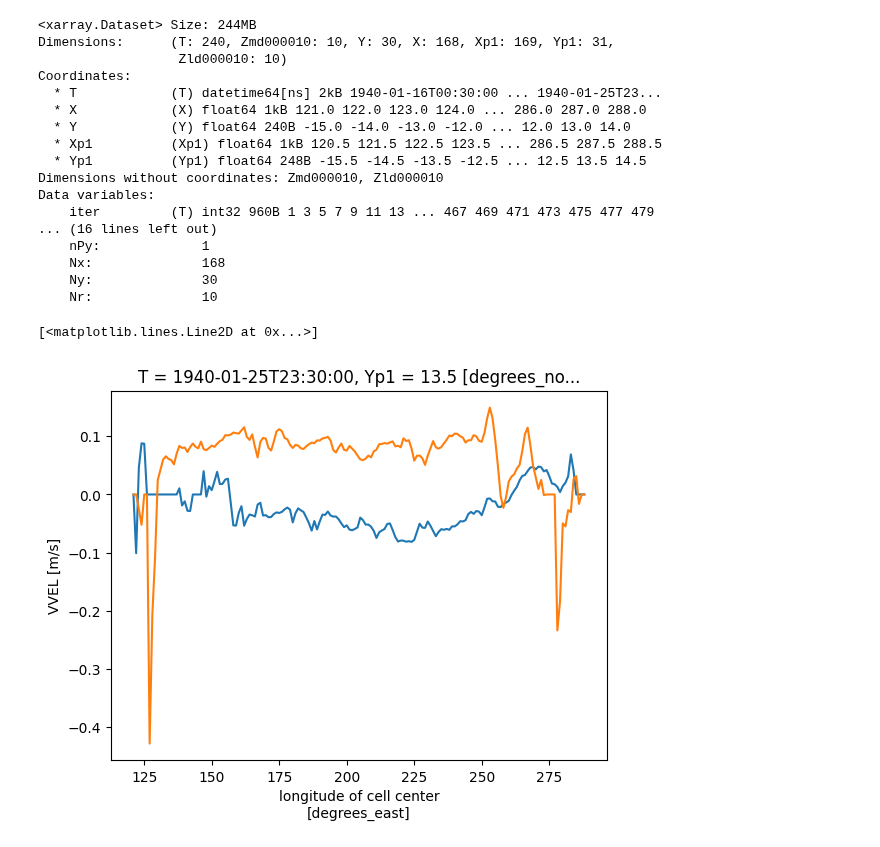
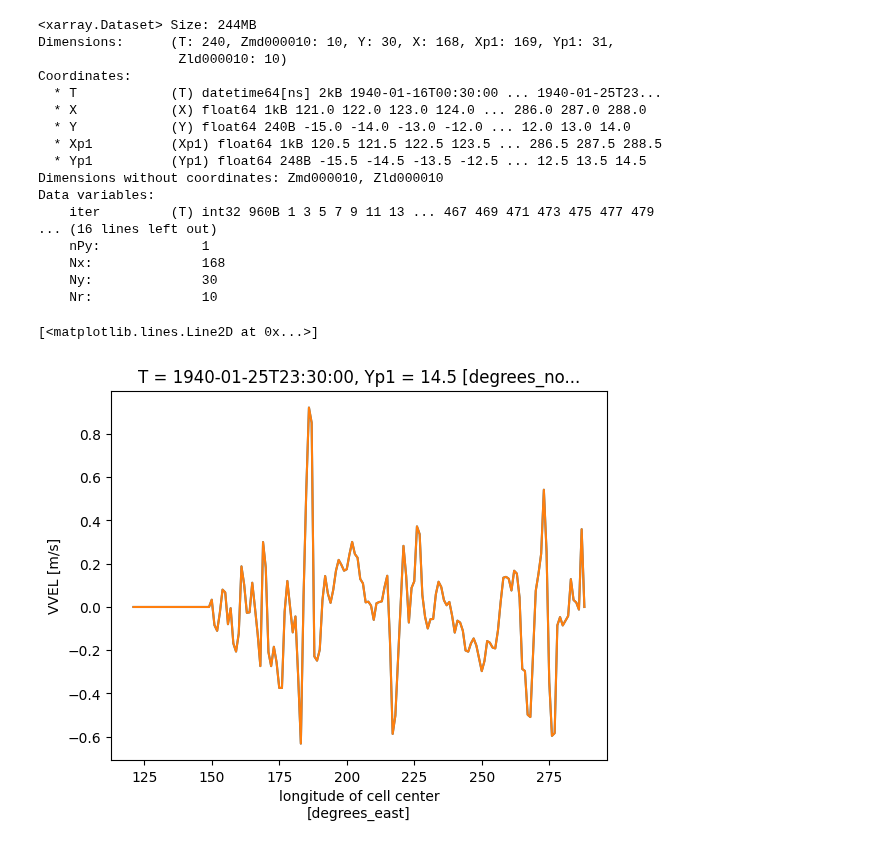
Before and after one commit to FattyZH/eqp-dlfv-mitgcm-era5, a Jupyter notebook: script/analysis.ipynb, the cells around one changed output. Saved outputs shown, nothing was run; the diff lists cells and outputs as text; code cells hidden in the pictures.

```diff
--- a/script/analysis.ipynb
+++ b/script/analysis.ipynb
@@ -66,32 +50,32 @@ Data variables:
 # %%
 import MITgcmutils as mutils
 import numpy as np
 import xarray as xr
 import matplotlib.pyplot as plt
 a = xr.load_dataset('../run/mnc_exp_0001/dync.0000000000.t001.nc')
 display(a)
 # a['VVEL'][-1][0].plot()
 
-a['VVEL'][-1][0][0].plot()
-a['VVEL'][-1][0][-2].plot()
+a['VVEL'][-1][0][1,:].plot()
+a['VVEL'][-1][0][-1,:].plot()
 # plt.colorbar()
 # %% [output]
 <xarray.Dataset> Size: 244MB
 Dimensions:      (T: 240, Zmd000010: 10, Y: 30, X: 168, Xp1: 169, Yp1: 31,
                   Zld000010: 10)
 Coordinates:
   * T            (T) datetime64[ns] 2kB 1940-01-16T00:30:00 ... 1940-01-25T23...
   * X            (X) float64 1kB 121.0 122.0 123.0 124.0 ... 286.0 287.0 288.0
   * Y            (Y) float64 240B -15.0 -14.0 -13.0 -12.0 ... 12.0 13.0 14.0
   * Xp1          (Xp1) float64 1kB 120.5 121.5 122.5 123.5 ... 286.5 287.5 288.5
   * Yp1          (Yp1) float64 248B -15.5 -14.5 -13.5 -12.5 ... 12.5 13.5 14.5
 Dimensions without coordinates: Zmd000010, Zld000010
 Data variables:
     iter         (T) int32 960B 1 3 5 7 9 11 13 ... 467 469 471 473 475 477 479
 ... (16 lines left out)
     nPy:             1
     Nx:              168
     Ny:              30
     Nr:              10
 [<matplotlib.lines.Line2D at 0x...>]
-[figure, old version]
+[figure, new version]
```
Also changed, not shown: parts of 2 cells of this notebook, 4 other files.
